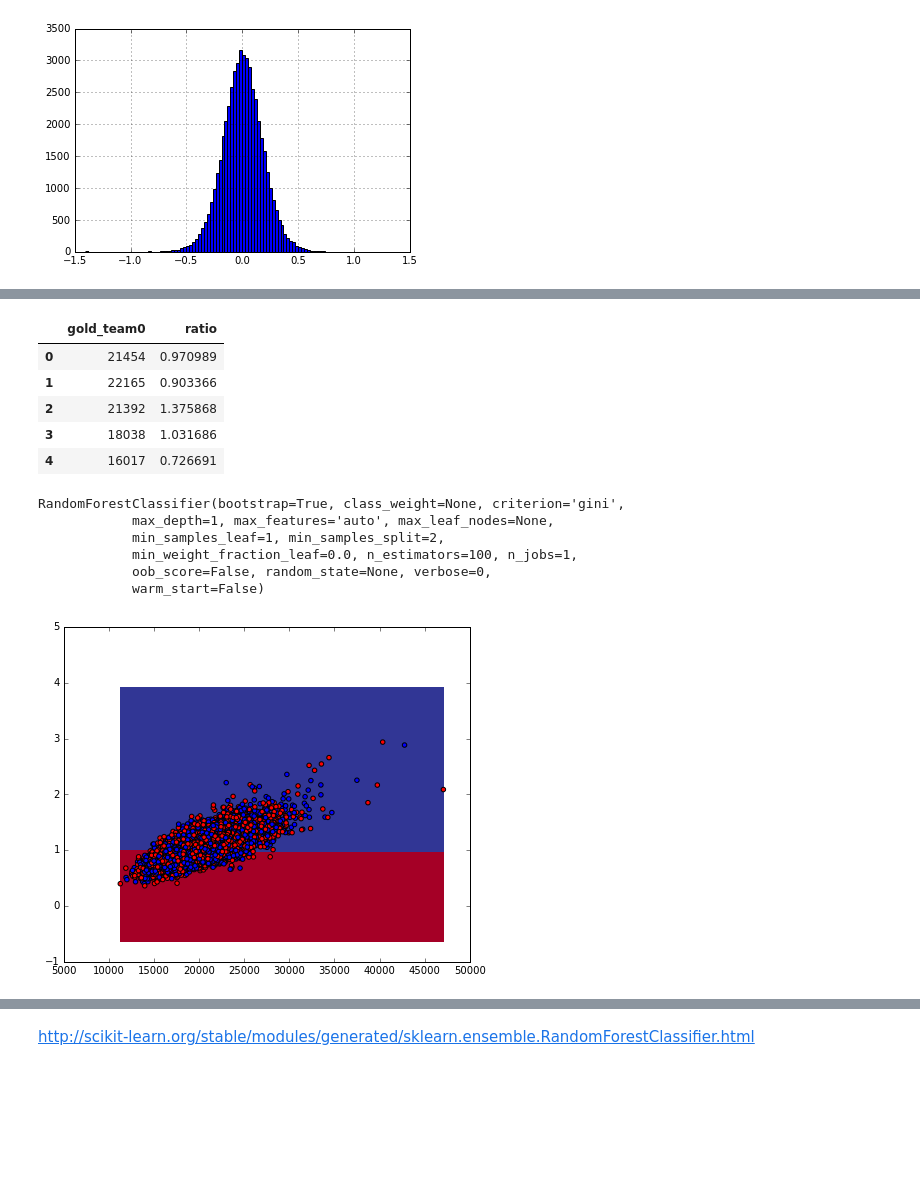
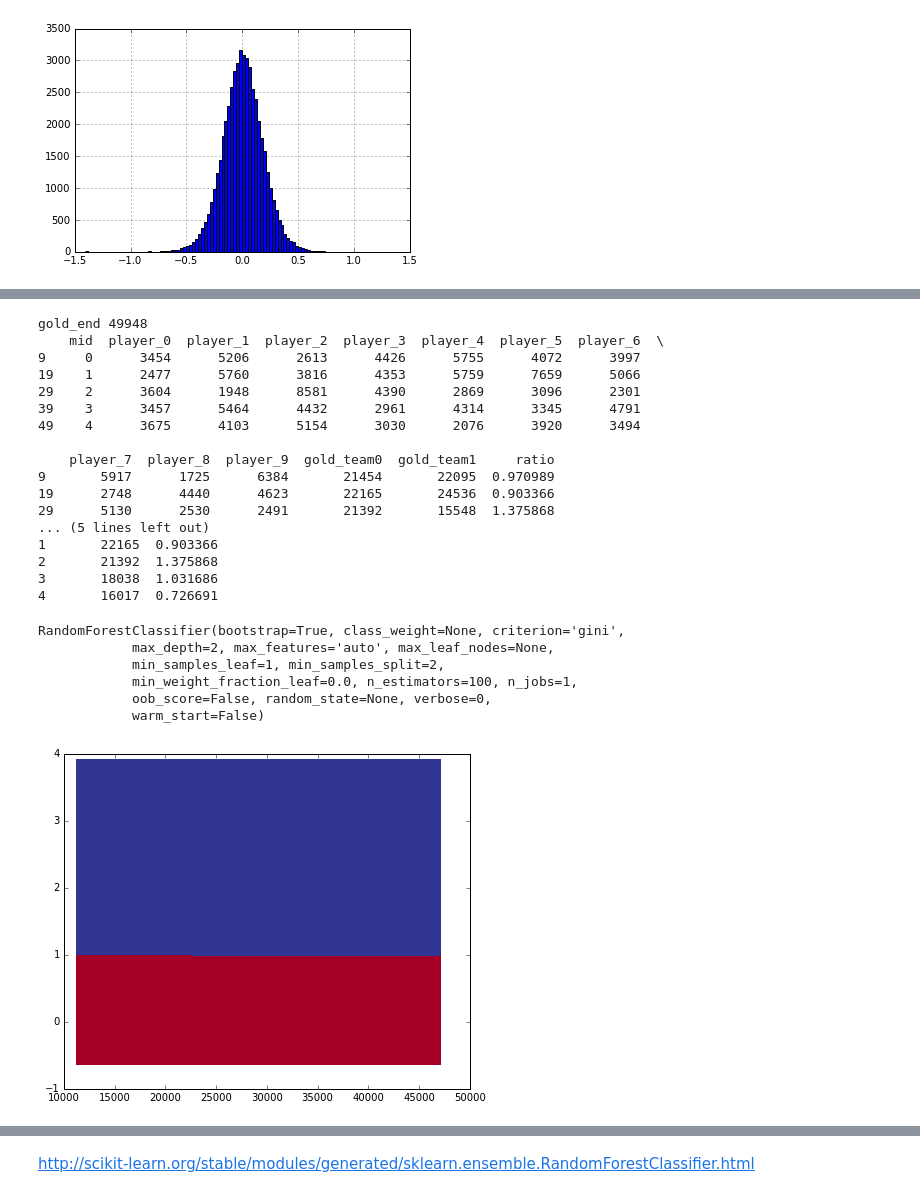
Before and after one commit to grwlf/algo_club, a Jupyter notebook: sandbox/users/smironov/contest-dota.ipynb, the cells around one changed output, grey strips where cells are left out. Cells and saved outputs as stored; diff of their text form; code cells hidden in the pictures; blank space fills up the shorter version.

```diff
--- a/sandbox/users/smironov/contest-dota.ipynb
+++ b/sandbox/users/smironov/contest-dota.ipynb
@@ -104 +144,21 @@ np.log(gold_end['ratio']).hist(bins=100)
+# %%
+def get_meshgrid(X, f1, f2, npoints=100, border=1):
+    step1 = (X[f1].max() - X[f1].min()) / npoints
+    step2 = (X[f2].max() - X[f2].min()) / npoints
+    x1_min, x1_max = X[f1].min() - border, X[f1].max() + border
+    x2_min, x2_max = X[f2].min() - border, X[f2].max() + border
+    xx1, xx2 = np.meshgrid(np.arange(x1_min, x1_max, step1), np.arange(x2_min, x2_max, step2))
+    return xx1,xx2
+
+def vis_mesh(clf, X, Y, f1,f2, draw_points=True):
+    plt.figure(figsize=(16,6))
+    plt.subplot(1,2,1)
+    xx1,xx2 = get_meshgrid(X, f1,f2)
+    xgr = np.c_[xx1.ravel(), xx2.ravel()]
+    y = clf.predict(xgr).reshape(xx1.shape)
+    plt.pcolormesh(xx1,xx2,y, cmap=plt.cm.RdYlBu)
+    if draw_points :
+        c = ['r' if y==0 else 'b' for y in Y]
+        Xrnd = X.sample(frac=1)
+        plt.scatter(Xrnd[f1].iloc[:], Xrnd[f2].iloc[:], c=c, cmap=plt.cm.RdYlBu)
 # %% [markdown]
@@ -107,44 +169,39 @@ np.log(gold_end['ratio']).hist(bins=100)
 data = pd.merge(train,gold_end,on='mid',how='left')
 X = data.drop(['mid', 'radiant_won'], axis=1).drop(team0 + team1 + ["gold_team1"], axis=1)
 Y = data['radiant_won']
-X.head()
+print('gold_end', len(gold_end.index))
+print(gold_end.head())
+print('X', len(X.index))
+print(X.head())
 # %% [output]
-|  | gold_team0 | ratio |
-| 0 | 21454 | 0.970989 |
-| 1 | 22165 | 0.903366 |
-| 2 | 21392 | 1.375868 |
-| 3 | 18038 | 1.031686 |
-| 4 | 16017 | 0.726691 |
+gold_end 49948
+    mid  player_0  player_1  player_2  player_3  player_4  player_5  player_6  \
+9     0      3454      5206      2613      4426      5755      4072      3997
+19    1      2477      5760      3816      4353      5759      7659      5066
+29    2      3604      1948      8581      4390      2869      3096      2301
+39    3      3457      5464      4432      2961      4314      3345      4791
+49    4      3675      4103      5154      3030      2076      3920      3494
+
+    player_7  player_8  player_9  gold_team0  gold_team1     ratio
+9       5917      1725      6384       21454       22095  0.970989
+19      2748      4440      4623       22165       24536  0.903366
+29      5130      2530      2491       21392       15548  1.375868
+... (5 lines left out)
+1       22165  0.903366
+2       21392  1.375868
+3       18038  1.031686
+4       16017  0.726691
 # %%
-clf = sk.RandomForestClassifier(n_estimators=100, max_depth=1)
+clf = sk.RandomForestClassifier(n_estimators=100, max_depth=2)
 clf.fit(X, Y)
 # %% [output]
 RandomForestClassifier(bootstrap=True, class_weight=None, criterion='gini',
-            max_depth=1, max_features='auto', max_leaf_nodes=None,
+            max_depth=2, max_features='auto', max_leaf_nodes=None,
             min_samples_leaf=1, min_samples_split=2,
             min_weight_fraction_leaf=0.0, n_estimators=100, n_jobs=1,
             oob_score=False, random_state=None, verbose=0,
             warm_start=False)
-# %%
-def get_meshgrid(X, f1, f2, npoints=100, border=1):
-    step1 = (X[f1].max() - X[f1].min()) / npoints
-    step2 = (X[f2].max() - X[f2].min()) / npoints
-    x1_min, x1_max = X[f1].min() - border, X[f1].max() + border
-    x2_min, x2_max = X[f2].min() - border, X[f2].max() + border
-    xx1, xx2 = np.meshgrid(np.arange(x1_min, x1_max, step1), np.arange(x2_min, x2_max, step2))
-    return xx1,xx2
-
-def vis_mesh(clf, X, Y, f1,f2):
-    plt.figure(figsize=(16,6))
-    plt.subplot(1,2,1)
-    xx1,xx2 = get_meshgrid(X, f1,f2)
-    xgr = np.c_[xx1.ravel(), xx2.ravel()]
-    y = clf.predict(xgr).reshape(xx1.shape)
-    plt.pcolormesh(xx1,xx2,y, cmap=plt.cm.RdYlBu)
-    c = ['r' if y==0 else 'b' for y in Y]
-    Xrnd = X.sample(frac=1)
-    plt.scatter(Xrnd[f1].iloc[:], Xrnd[f2].iloc[:], c=c, cmap=plt.cm.RdYlBu)
-
-vis_mesh(clf, X, Y, "gold_team0", "ratio")
-# %% [output]
-[figure, removed]
+# %%
+vis_mesh(clf, X, Y, "gold_team0", "ratio", draw_points=False)
+# %% [output]
+[figure, added]
```
Also changed, not shown: parts of 15 cells of this notebook.
